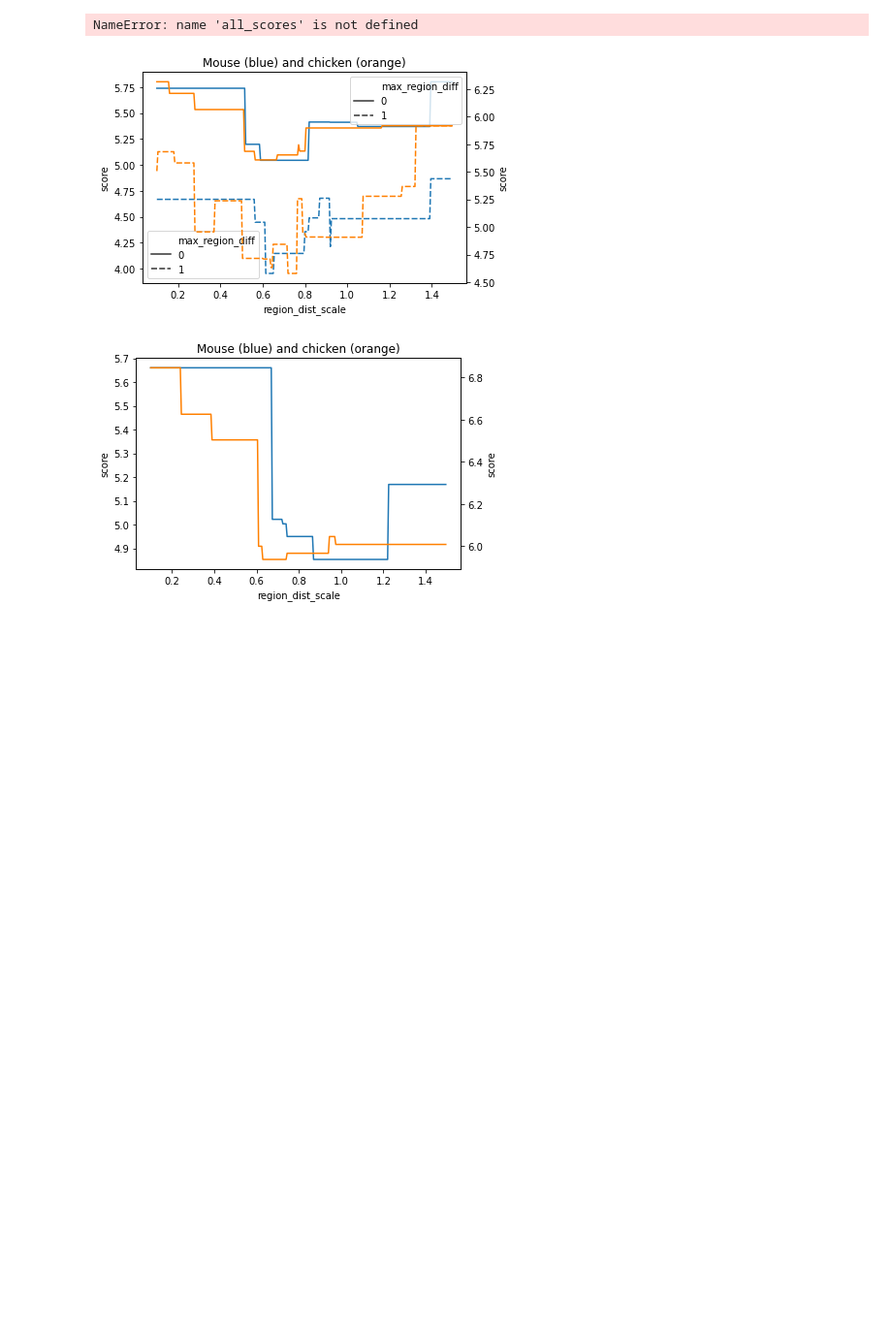
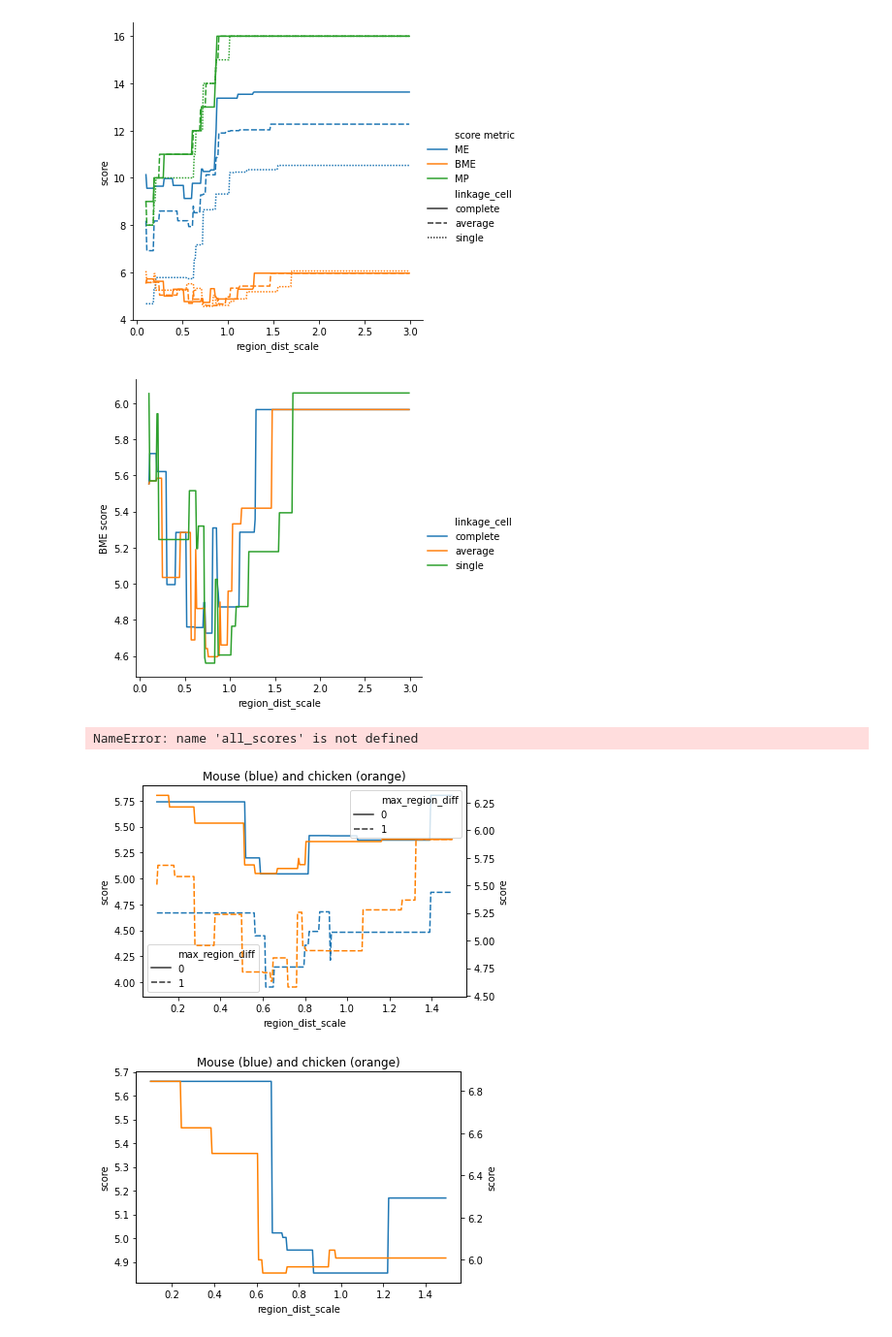
Before and after one commit to nbingo/cn_evolution, a Jupyter notebook: plot_scale_v_scores.ipynb, the cells around one changed output. Shown: that part at 97% size. Drawn from its saved outputs; the diff is of its cells as text; code cells hidden in the pictures; blank space fills up the shorter version.

```diff
--- a/plot_scale_v_scores.ipynb
+++ b/plot_scale_v_scores.ipynb
@@ -52,3 +50,24 @@ plot = sns.relplot(data=all_scores[all_scores['score metric'] == 'BME'], x='regi
+# %%
+data = CTDataLoader('chicken')
+agglomerate = BatchAgglomerate3D(
+    cell_type_affinity=[spearmanr_connectivity],
+    linkage_cell=['complete', 'average', 'single'],
+    linkage_region=['homolog_avg'],
+    max_region_diff=[1],
+    region_dist_scale=np.arange(0.1, 3, 0.01),
+    verbose=False
+)
+
+agglomerate.agglomerate(data)
+all_scores = agglomerate.get_all_scores()
+plot = sns.relplot(data=all_scores, x='region_dist_scale', y='score', hue='score metric', kind='line', style='linkage_cell')
+plot.savefig('C_score_v_region-dist-scale_varying_ct-linkage_coarse.pdf')
+plot = sns.relplot(data=all_scores[all_scores['score metric'] == 'BME'], x='region_dist_scale', y='score', hue='linkage_cell', kind='line')
+plot.set(ylabel='BME score')
+plot.savefig('C_BME-score_v_region-dist-scale_varying_ct-linkage_coarse.pdf')
+# %% [output]
+[figure, added]
+[figure, added]
 # %%
 data = CTDataLoader('mouse')
 agglomerate = BatchAgglomerate3D(
```
Also changed, not shown: parts of 5 cells of this notebook, 7 other files.
